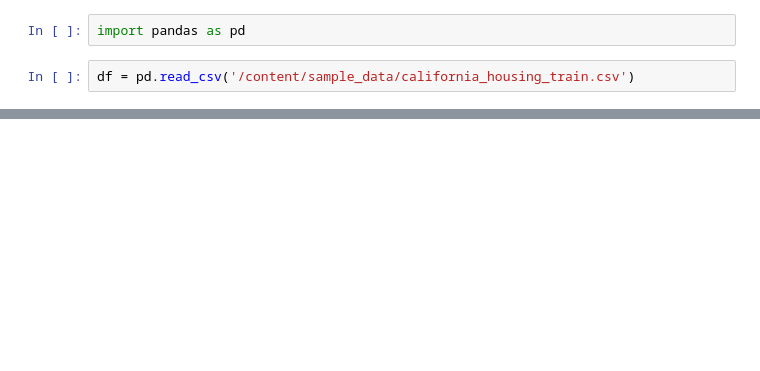
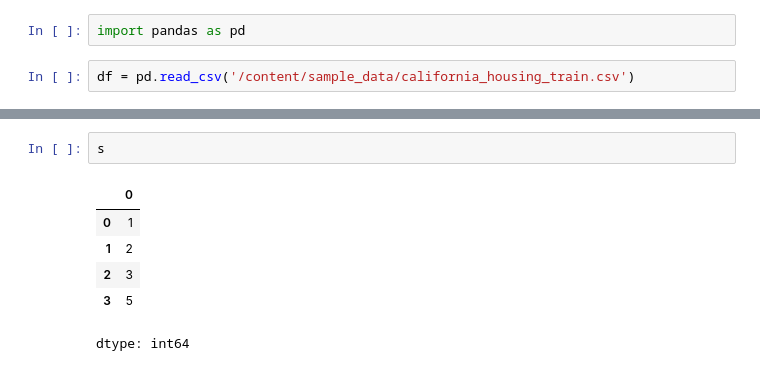
Before and after one commit to abdurrahman16/Pandas-Data-Manipulation, a Jupyter notebook: Pandas_Data_Manipulation.ipynb, the cells around one changed output, grey strips where cells are left out. Drawn from its saved outputs; the diff is of its cells as text; blank space fills up the shorter version.

```diff
--- a/Pandas_Data_Manipulation.ipynb
+++ b/Pandas_Data_Manipulation.ipynb
@@ -24,0 +90,9 @@ df.tail()
+# %%
+s
+# %% [output]
+|  | 0 |
+| 0 | 1 |
+| 1 | 2 |
+| 2 | 3 |
+| 3 | 5 |
+dtype: int64
```
Also changed, not shown: parts of 14 cells of this notebook.
